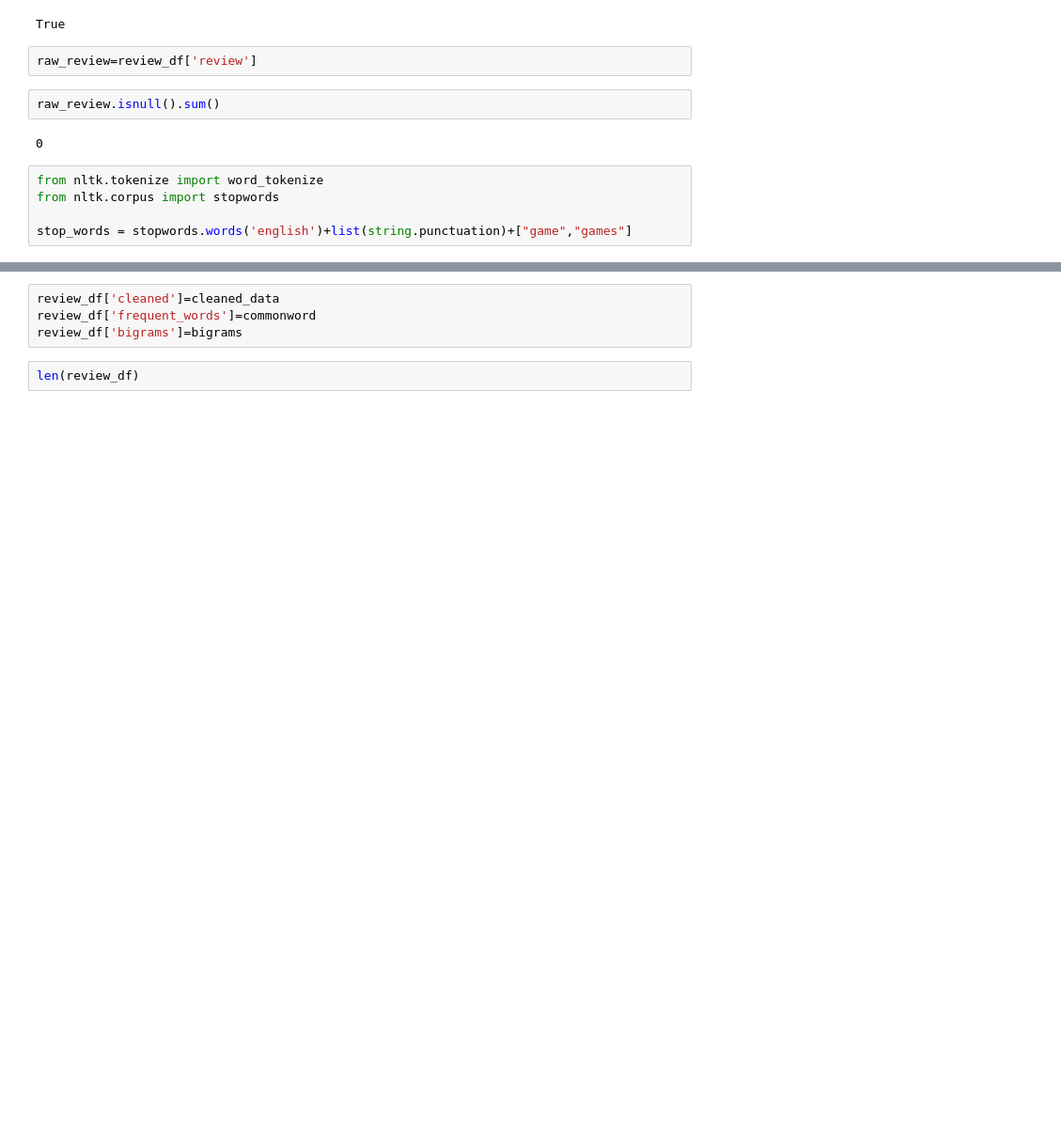
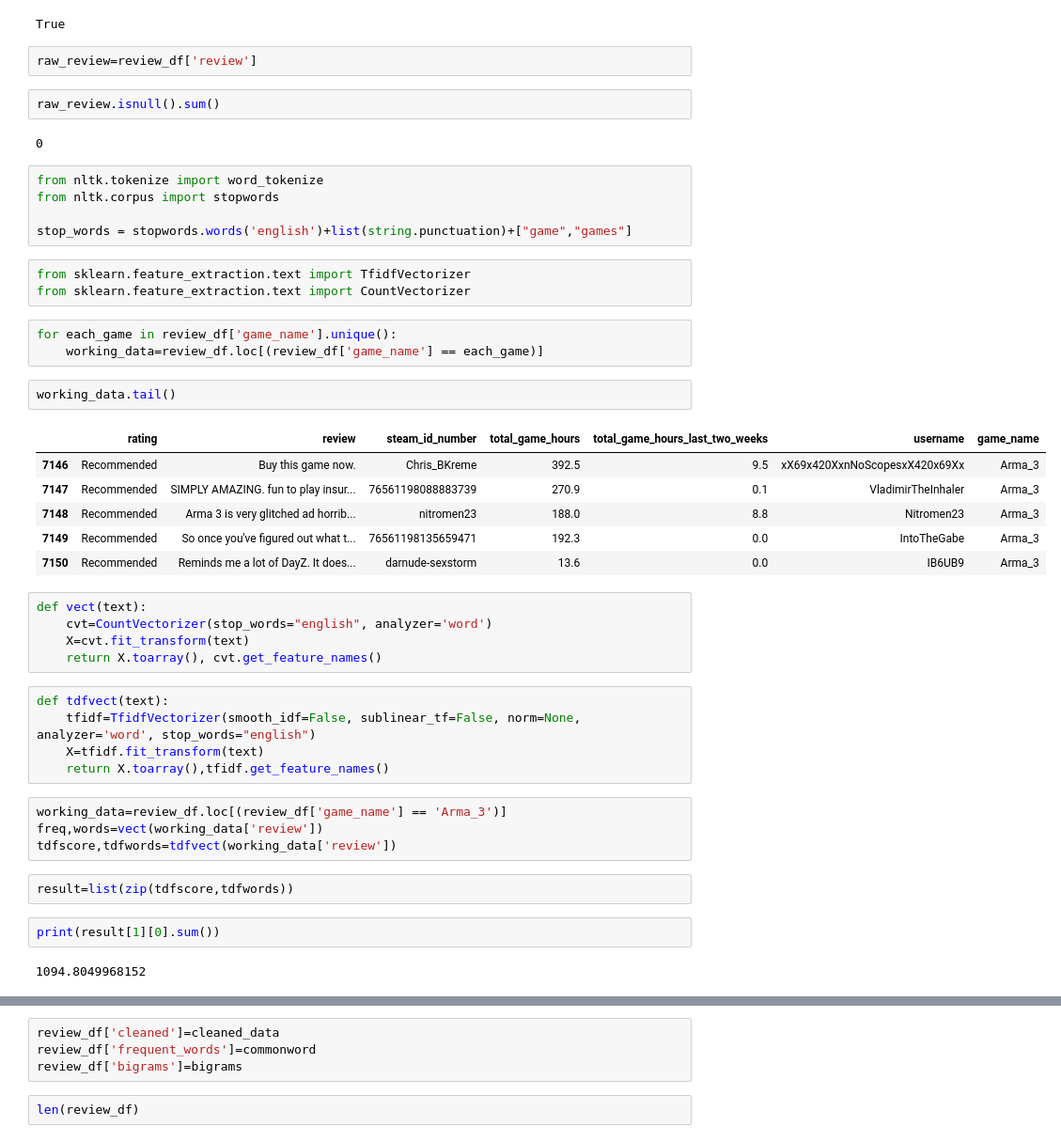
Before and after one commit to shshim906/Capstone1, a Jupyter notebook: game data wrangling.ipynb, the cells around one changed output, grey strips where cells are left out. Shown: that part at 94% size. Saved outputs shown, nothing was run; the diff lists cells and outputs as text; blank space fills up the shorter version.

```diff
--- a/game data wrangling.ipynb
+++ b/game data wrangling.ipynb
@@ -116,3 +140,38 @@ from nltk.tokenize import word_tokenize
 from nltk.corpus import stopwords
 
 stop_words = stopwords.words('english')+list(string.punctuation)+["game","games"]
+# %%
+from sklearn.feature_extraction.text import TfidfVectorizer
+from sklearn.feature_extraction.text import CountVectorizer
+# %%
+for each_game in review_df['game_name'].unique():
+    working_data=review_df.loc[(review_df['game_name'] == each_game)]
+# %%
+working_data.tail()
+# %% [output]
+|  | rating | review | steam_id_number | total_game_hours | total_game_hours_last_two_weeks | username | game_name |
+| 7146 | Recommended | Buy this game now. | Chris_BKreme | 392.5 | 9.5 | xX69x420XxnNoScopesxX420x69Xx | Arma_3 |
+| 7147 | Recommended | SIMPLY AMAZING. fun to play insur... | 76561198088883739 | 270.9 | 0.1 | VladimirTheInhaler | Arma_3 |
+| 7148 | Recommended | Arma 3 is very glitched ad horrib... | nitromen23 | 188.0 | 8.8 | Nitromen23 | Arma_3 |
+| 7149 | Recommended | So once you've figured out what t... | 76561198135659471 | 192.3 | 0.0 | IntoTheGabe | Arma_3 |
+| 7150 | Recommended | Reminds me a lot of DayZ. It does... | darnude-sexstorm | 13.6 | 0.0 | IB6UB9 | Arma_3 |
+# %%
+def vect(text):
+    cvt=CountVectorizer(stop_words="english", analyzer='word')
+    X=cvt.fit_transform(text)
+    return X.toarray(), cvt.get_feature_names()
+# %%
+def tdfvect(text):
+    tfidf=TfidfVectorizer(smooth_idf=False, sublinear_tf=False, norm=None, analyzer='word', stop_words="english")
+    X=tfidf.fit_transform(text)
+    return X.toarray(),tfidf.get_feature_names()
+# %%
+working_data=review_df.loc[(review_df['game_name'] == 'Arma_3')]
+freq,words=vect(working_data['review'])
+tdfscore,tdfwords=tdfvect(working_data['review'])
+# %%
+result=list(zip(tdfscore,tdfwords))
+# %%
+print(result[1][0].sum())
+# %% [output]
+1094.8049968152
```
Also changed, not shown: parts of 47 cells of this notebook.
